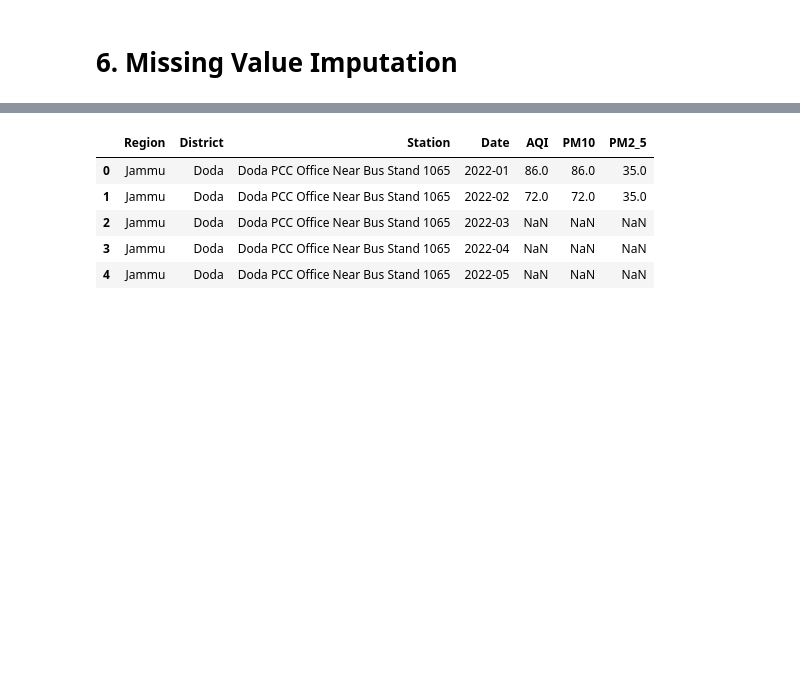
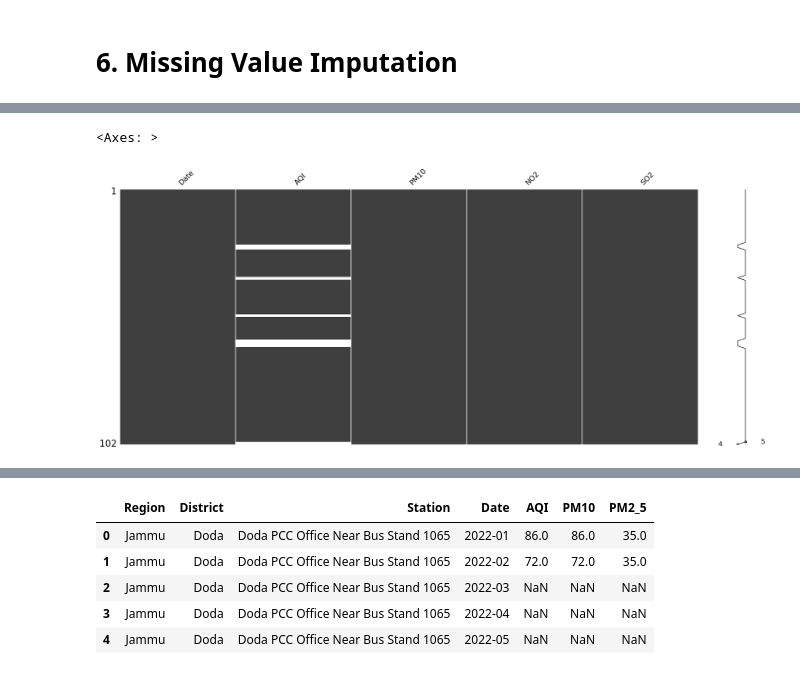
Before and after one commit to mohmmad-akeeb/j-k-pollution-data-analysis, a Jupyter notebook: Untitled.ipynb, the cells around one changed output, grey strips where cells are left out. Drawn from its saved outputs; the diff is of its cells as text; code cells hidden in the pictures; blank space fills up the shorter version.

```diff
--- a/Untitled.ipynb
+++ b/Untitled.ipynb
@@ -199 +219,3 @@ dtypes: float64(5), period[M](1), string(3)
 memory usage: 154.3 KB
+# %%
+a = df[df['Station'] == 'Khrew Pulwama (PM-10) 912']['SO2']
@@ -1190,7 +1307,10 @@ impu_df_filtered1_1 = pre_imputation_integrity_checks(df_filtered1, ALL_VARS)
 # %%
 impu_df_filtered1_2 = temporal_imputation(impu_df_filtered1_1, POLLUTANTS)
 # %%
-#msno.matrix(impu_df_filtered1_2[['Date','AQI','PM10','NO2','SO2']])
+msno.matrix(impu_df_filtered1_2[['Date','AQI','PM10','NO2','SO2']])
+# %% [output]
+<Axes: >
+[figure, added]
 # %%
 impu_df_filtered1_3 = feature_based_imputation(impu_df_filtered1_2)
 # %%
```
Also changed, not shown: parts of 45 cells of this notebook, 19 other files.
